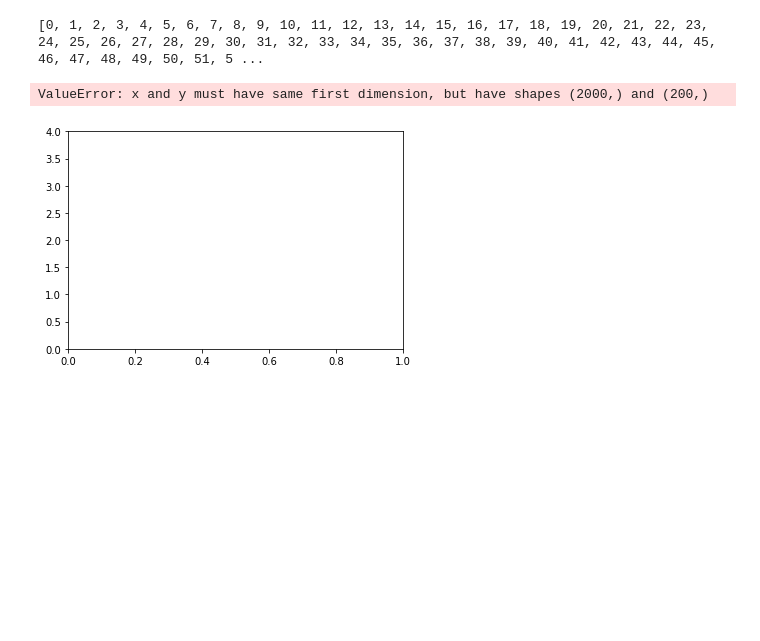
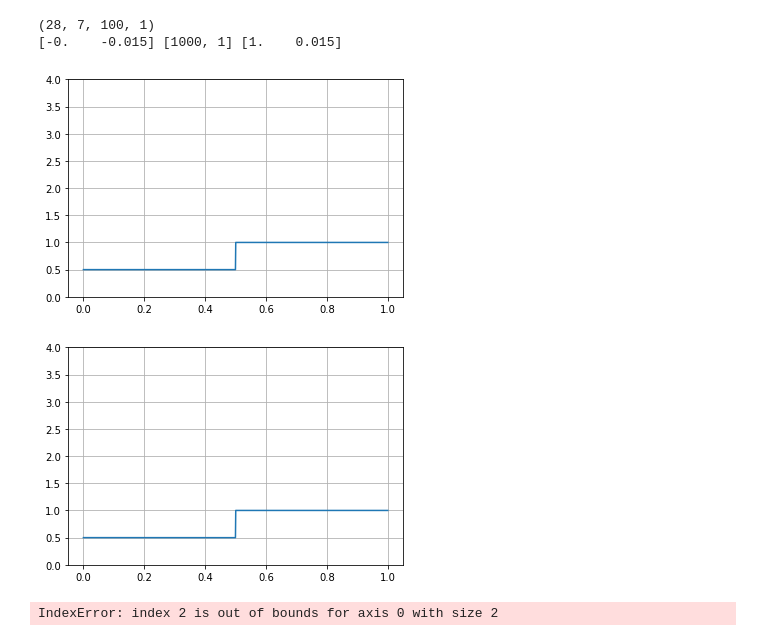
Before and after one commit to maikel/FiniteVolumeSolver, a Jupyter notebook: extra/PerfectGas/PerfectGasMix.ipynb, the cells around one changed output. Drawn from its saved outputs; the diff is of its cells as text; code cells hidden in the pictures; blank space fills up the shorter version.

```diff
--- a/extra/PerfectGas/PerfectGasMix.ipynb
+++ b/extra/PerfectGas/PerfectGasMix.ipynb
@@ -90,48 +90,73 @@ def Load(path, chunk=[]):
     file.close()
     return data_array #, time_array)
 
-path = '/home/maikel/Development/FiniteVolumeSolver/build_2D-Debug/HLLEM.h5'
-path1 = '/home/maikel/Development/FiniteVolumeSolver/build_2D-Debug/Characteristics.h5'
+# path = '/home/maikel/Development/FiniteVolumeSolver/build_2D-Debug/HLLEM.h5'
+# path1 = '/home/maikel/Development/FiniteVolumeSolver/build_2D-Debug/Characteristics.h5'
+path1 = '/home/christian/FVS_develop/FiniteVolumeSolver/build/Characteristics.h5'
+
 
 # file = h5py.File(path, mode='r')
 # data = np.array(file['data'])
 # times = np.array(file['times'])
 # dx = file['data'].attrs['cell_size']
 # xlower = file['data'].attrs['xlower']
 # file.close()
 
 file1 = h5py.File(path1, mode='r')
 data1 = np.array(file1['data'])
 times = np.array(file1['times'])
 dx = file1['data'].attrs['cell_size']
 xlower = file1['data'].attrs['xlower']
 file1.close()
 
 nx = [data.shape[2], data.shape[3]]
+p1 = data1[0, 4, :, 0]
+nx[0] = p1.shape[0]
+print(data.shape)
 xupper = xlower + dx * nx
-
+print(xlower, nx, xupper)
 vmin = None #0.4
 vmax = None #2.0
-
+#print(data.shape)
 ns = [i for i in range(data.shape[0])]
-print(ns)
+#print(ns)
 
 marker_style = dict(color='black',  fillstyle='none', linestyle='none', marker='o',
                     markersize=5, markerfacecoloralt='tab:red')
 
+#rho = data[n, 0, :, 0]
+#rho1 = data1[n, 0, :, 0]
+#rho2 = data2[n, 0, :, 0]
+#rhou = data[n, 1, :, 0]
+#u = rhou / rho
+#p = data[n, 5, :, 0]
+#rhoY = data[n, 4, :, 0]
+#rhoY1 = data1[n, 4, :, 0]
+#rhoY2 = data2[n, 4, :, 0]
+#Y = rhoY / rho
+#Y1 = rhoY1 / rho1
+#Y2 = rhoY2 / rho2
+
 for n in ns:
-    p1 = data1[n, 5, :, 0]
+    p1 = data1[n, 0, :, 0]
     f, ax = plt.subplots()
     x = np.array(np.linspace(xlower[0], xupper[0], nx[0], endpoint=True))
+    #print(x)
+    #print(p1.shape)
+    #print(x.shape)
     #dxt = [int(nx[0] / (nticks - 1)), int(nx[1] / (nticks - 1))]
     ax.set_ylim(0, 4)
     ax.plot(x, p1)
-    os.makedirs('/home/maikel/SEC/', exist_ok=True)
-    f.savefig('/home/maikel/SEC/Pressure_{}.png'.format(n))
+    plt.grid(True)
+    plt.show()
+    #os.makedirs('/home/maikel/SEC/', exist_ok=True)
+    #f.savefig('/home/maikel/SEC/Pressure_{}.png'.format(n))
 # %% [output]
-[0, 1, 2, 3, 4, 5, 6, 7, 8, 9, 10, 11, 12, 13, 14, 15, 16, 17, 18, 19, 20, 21, 22, 23, 24, 25, 26, 27, 28, 29, 30, 31, 32, 33, 34, 35, 36, 37, 38, 39, 40, 41, 42, 43, 44, 45, 46, 47, 48, 49, 50, 51, 5 ...
+(28, 7, 100, 1)
+[-0.    -0.015] [1000, 1] [1.    0.015]
+[figure, new version]
+[figure, added]
-ValueError: x and y must have same first dimension, but have shapes (2000,) and (200,)
+IndexError: index 2 is out of bounds for axis 0 with size 2
-[figure, old version]
 # %%
 import matplotlib.pyplot as plt
 import os
```
Also changed, not shown: parts of 2 cells of this notebook, 6 other files.
